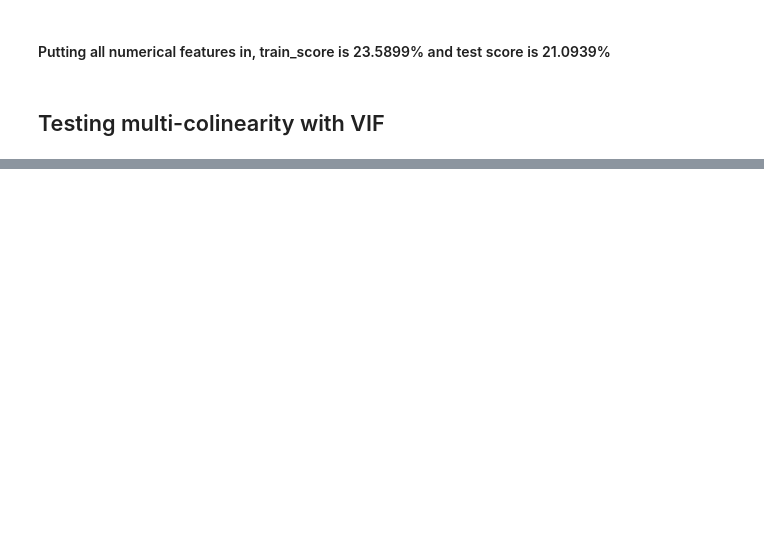
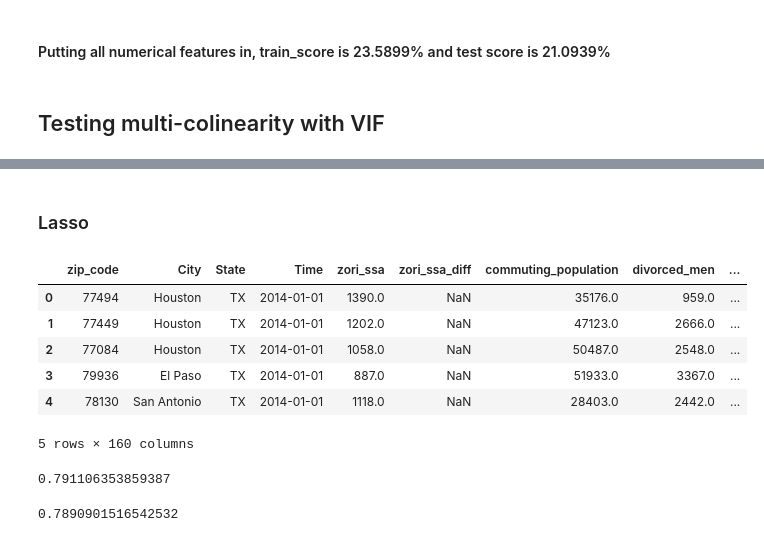
Before and after one commit to HaydenWarren/zri-forecast, a Jupyter notebook: julie/FirstMultilinear.ipynb, the cells around one changed output, grey strips where cells are left out. Drawn from its saved outputs; the diff is of its cells as text; code cells hidden in the pictures; blank space fills up the shorter version.

```diff
--- a/julie/FirstMultilinear.ipynb
+++ b/julie/FirstMultilinear.ipynb
@@ -156,0 +205,20 @@ top10
+# %% [markdown]
+### Lasso
+# %%
+# acs = pd.read_csv('cleaned_data/acs2_clean.csv', index_col=0, parse_dates = ['Time'])
+acs = pd.read_csv('cleaned_data/acs_clean.csv', index_col=0, parse_dates = ['Time'])
+acs2 = pd.read_csv('cleaned_data/acs2_clean.csv', index_col=0, parse_dates = ['Time'])
+zri = pd.read_csv('cleaned_data/target.csv', index_col=0, parse_dates=['Time'])
+# %%
+main_frame = helper.time_lag_merge(zri, acs)
+main_frame = helper.time_lag_merge(zri, acs2)
+# %%
+main_frame.head()
+# %% [output]
+|  | zip_code | City | State | Time | zori_ssa | zori_ssa_diff | commuting_population | divorced_men | ... |
+| 0 | 77494 | Houston | TX | 2014-01-01 | 1390.0 | NaN | 35176.0 | 959.0 | ... |
+| 1 | 77449 | Houston | TX | 2014-01-01 | 1202.0 | NaN | 47123.0 | 2666.0 | ... |
+| 2 | 77084 | Houston | TX | 2014-01-01 | 1058.0 | NaN | 50487.0 | 2548.0 | ... |
+| 3 | 79936 | El Paso | TX | 2014-01-01 | 887.0 | NaN | 51933.0 | 3367.0 | ... |
+| 4 | 78130 | San Antonio | TX | 2014-01-01 | 1118.0 | NaN | 28403.0 | 2442.0 | ... |
+5 rows × 160 columns
@@ -156,0 +244,9 @@ top10
+# %%
+las.fit(X_train,y_train)
+las.score(X_train,y_train)
+# %% [output]
+0.791106353859387
+# %%
+las.score(X_test,y_test)
+# %% [output]
+0.7890901516542532
```
Also changed, not shown: parts of 36 cells of this notebook, 8 other files.
